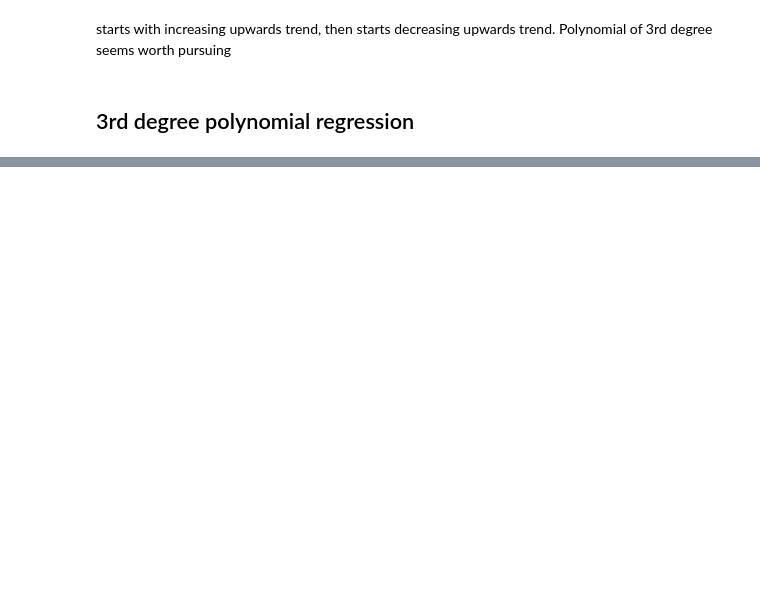
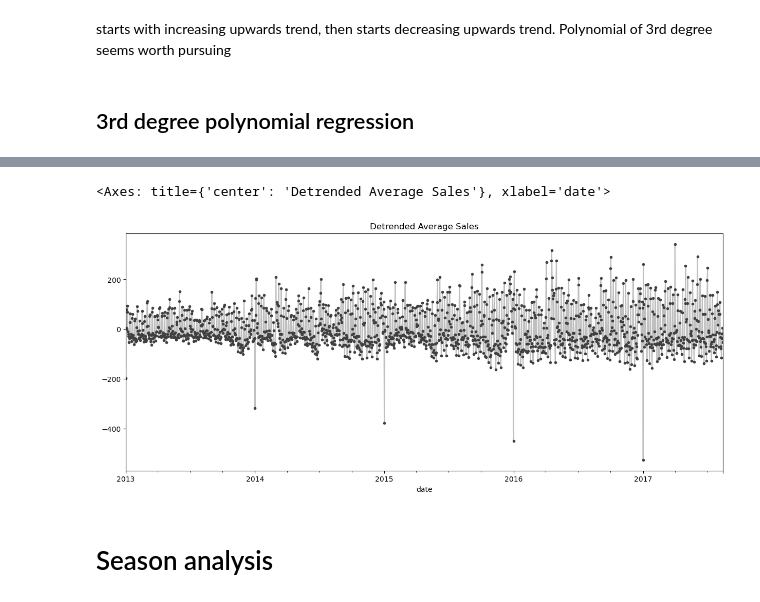
Before and after one commit to jmlacasa/kaggle-store-sales-forecast, a Jupyter notebook: time-series-analysis.ipynb, the cells around one changed output, grey strips where cells are left out. Cells and saved outputs as stored; diff of their text form; code cells hidden in the pictures; blank space fills up the shorter version.

```diff
--- a/time-series-analysis.ipynb
+++ b/time-series-analysis.ipynb
@@ -167,0 +174,9 @@ ImportError: cannot import name 'Earth' from 'pyearth' (c:\Users\Juan\anaconda3\
+# %%
+y_detrended = y - y_pred   # remove the trend from store_sales
+
+y_detrended.plot(**plot_params, title="Detrended Average Sales")
+# %% [output]
+<Axes: title={'center': 'Detrended Average Sales'}, xlabel='date'>
+[figure, added]
+# %% [markdown]
+# Season analysis
```
Also changed, not shown: parts of 12 cells of this notebook, 1 other file.
